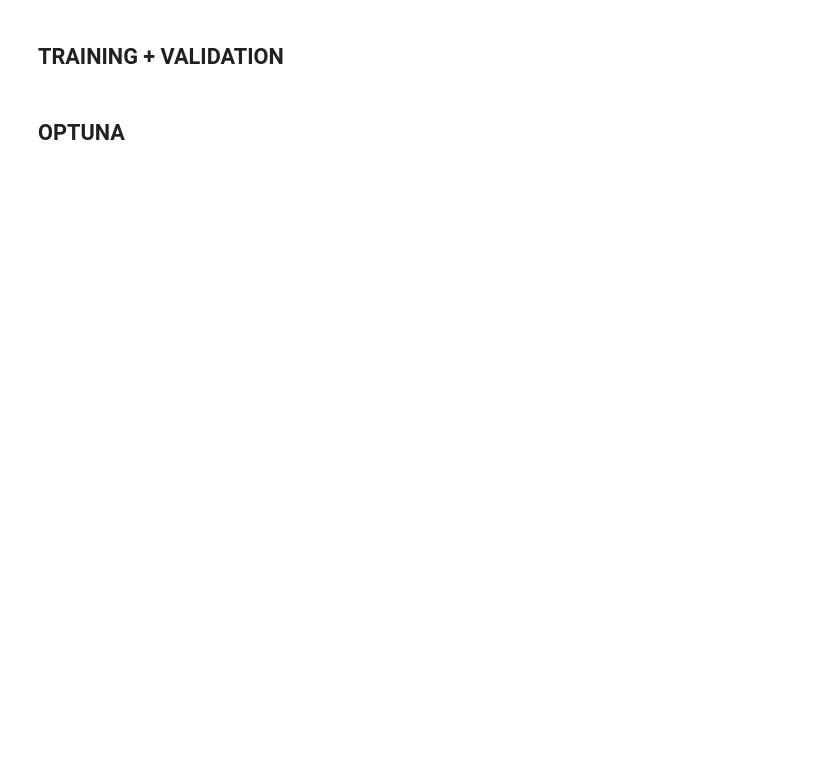
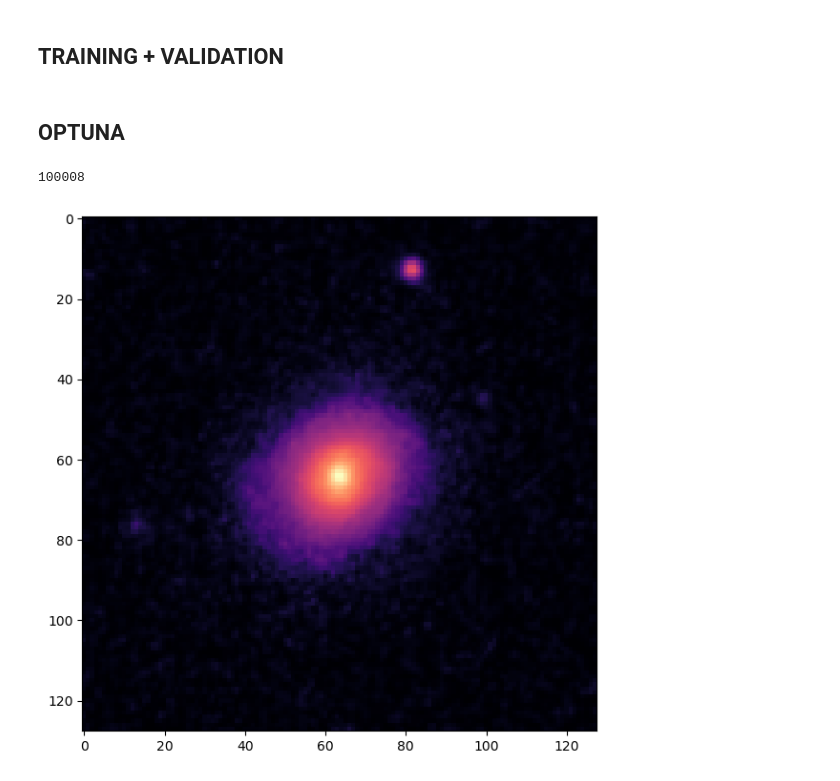
Before and after one commit to margherita-lera/GalaxyClassifier, a Jupyter notebook: optuna.ipynb, the cells around one changed output. Drawn from its saved outputs; the diff is of its cells as text; code cells hidden in the pictures; blank space fills up the shorter version.

```diff
--- a/optuna.ipynb
+++ b/optuna.ipynb
@@ -51,8 +52,8 @@ class GalaxyJungle(Dataset):
         label = self.img_labels.iloc[idx, 1:]
         #if possible, transform the image and the label into a tensor.
         if self.transform:
-            image = self.transform(image)
-        label = torch.tensor(label.values, dtype=torch.float32)
+            image = self.transform(image).type(torch.float16)
+        label = torch.tensor(label.values, dtype=torch.float16)
         if self.target_transform:
             label = self.target_transform(label)
         return image, label, self.img_labels.iloc[idx, 0]
@@ -60,10 +61,12 @@ class GalaxyJungle(Dataset):
 
 transfs = transforms.Compose([
     transforms.ToTensor(), # Riscala le immagini tra 0 e 1
+    transforms.CenterCrop(324),
+    transforms.Resize(128),
     # sarebbe interessante implementare un random crop prima del center crop per decentrare un poco le immagini????
     transforms.RandomHorizontalFlip(), # horizontal flip
     transforms.RandomVerticalFlip(), # vertical flip
-    transforms.CenterCrop(324)          #CROP
+              #CROP
     ]) #transforms.compose per fare una pipe di transformazioni
 # %% [markdown]
 ## NEURAL NETWORK
@@ -239,6 +214,25 @@ def one_epoch_eval(model, test_loader, loss_function, verbose=False):
     return mean_vloss
 # %% [markdown]
 ## OPTUNA
+# %%
+DS = GalaxyJungle('../data/training/training_solutions_rev1.csv', '../data/training/', transfs)
+training, test, true_test = random_split(DS, [.65, .2, .15])
+
+img, lab, indx = DS.__getitem__(0)
+#print(lab)
+#print(img)         #3D TENSOR
+if DS.rgb:
+    fig, ax = plt.subplots(1,3, figsize=(24,7))
+    color = ['Reds', 'Greens', 'Blues']
+    for i,j in enumerate(img):
+        ax[i].imshow(j, cmap=color[i])
+else:
+    fig, ax = plt.subplots(1,1, figsize=(24,7))
+    ax.imshow(img[0], cmap='magma')
+print(indx)
+# %% [output]
+100008
+[figure, added]
 # %%
 DS = GalaxyJungle('../data/training/training_solutions_rev1.csv', '../data/training/', transfs)
 training, test, true_test = random_split(DS, [.65, .2, .15])
```
Also changed, not shown: parts of 6 cells of this notebook, 1 other file.
